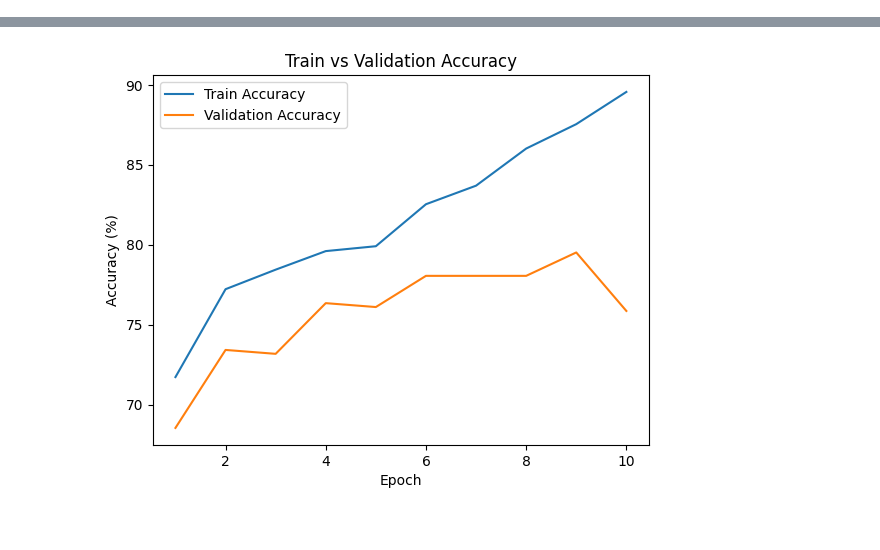
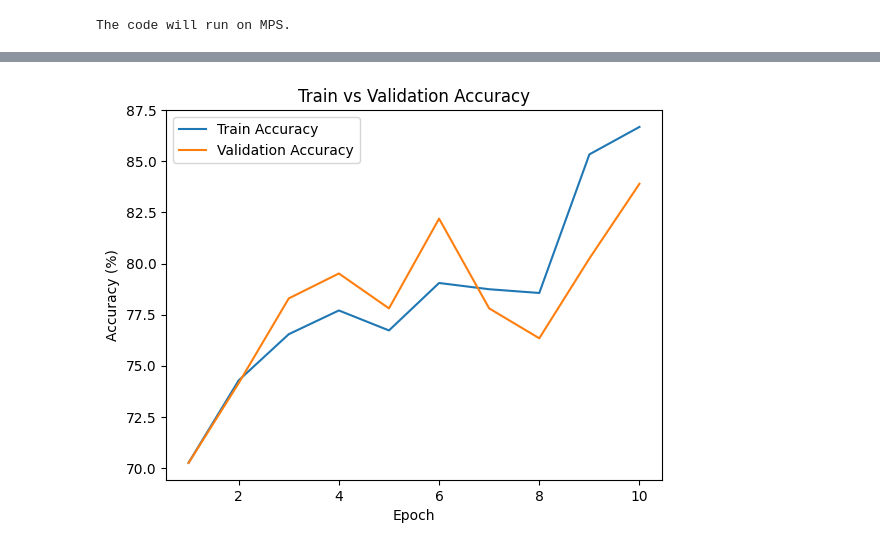
Before and after one commit to dani8377/DeepVision1, a Jupyter notebook: SimpleCNN.ipynb, the cells around one changed output, grey strips where cells are left out. Drawn from its saved outputs; the diff is of its cells as text; code cells hidden in the pictures.

Commit message:
Use gpu if available + compute test acc

```diff
--- a/SimpleCNN.ipynb
+++ b/SimpleCNN.ipynb
@@ -13,10 +13,22 @@ import torchvision.datasets as datasets
 from torch.utils.data import DataLoader, random_split
 import torchvision.transforms as transforms
 import matplotlib.pyplot as plt
+# %%
+if torch.backends.mps.is_available():
+    print("The code will run on MPS.")
+    device = torch.device('mps')
+elif torch.cuda.is_available():
+    print("The code will run on GPU.")
+    device = torch.device('cuda')
+else:
+    print("The code will run on CPU. Go to Edit->Notebook Settings and choose GPU as the hardware accelerator")
+    device = torch.device('cpu')
+# %% [output]
+The code will run on MPS.
 # %%
 # Define the Hotdog_NotHotdog dataset class
 class Hotdog_NotHotdog(torch.utils.data.Dataset):
-    def __init__(self, train, transform, data_path='C:/Users/nicla/DTU/ComputerVision/1st Poster/hotdog_nothotdog'):
+    def __init__(self, train, transform, data_path='hotdog_nothotdog/'):
         'Initialization'
         self.transform = transform
         data_path = os.path.join(data_path, 'train' if train else 'test')
@@ -78,7 +90,7 @@ testset = Hotdog_NotHotdog(train=False, transform=test_transform)
 test_loader = DataLoader(testset, batch_size=batch_size, shuffle=False, num_workers=0)
 
 # Initialize the model, loss function, and optimizer
-model = SimpleCNN()
+model = SimpleCNN().to(device)
 criterion = nn.BCELoss()
 optimizer = optim.Adam(model.parameters(), lr=0.001)
 
@@ -90,6 +102,7 @@ def calculate_accuracy(loader, model):
     with torch.no_grad():
         for data in loader:
             images, labels = data
+            images, labels = images.to(device), labels.to(device)
             outputs = model(images)
             predicted = (outputs > 0.5).float().squeeze()
             total += labels.size(0)
@@ -109,6 +122,7 @@ for epoch in range(num_epochs):
 
     for i, data in enumerate(progress_bar):
         inputs, labels = data
+        inputs, labels = inputs.to(device), labels.to(device)
         optimizer.zero_grad()
 
         # Forward pass
@@ -133,6 +147,10 @@ for epoch in range(num_epochs):
     print(f'Epoch [{epoch+1}/{num_epochs}], Loss: {running_loss/len(train_loader):.4f}, '
           f'Train Accuracy: {train_acc:.2f}%, Validation Accuracy: {val_acc:.2f}%')
 
+# Evaluate the model on the test set
+test_accuracy = calculate_accuracy(test_loader, model)
+print(f'Test Accuracy: {test_accuracy:.2f}%')
+
 # Plot train and validation accuracy
 plt.plot(range(1, num_epochs + 1), train_accuracies, label='Train Accuracy')
 plt.plot(range(1, num_epochs + 1), val_accuracies, label='Validation Accuracy')
@@ -155 +174 @@ Epoch [10/10], Loss: 0.3151, Train Accuracy: 89.55%, Validation Accuracy: 75.85%
-[figure, old version]
+[figure, new version]
```
Also changed, not shown: parts of 1 cell of this notebook, 2 other files.
